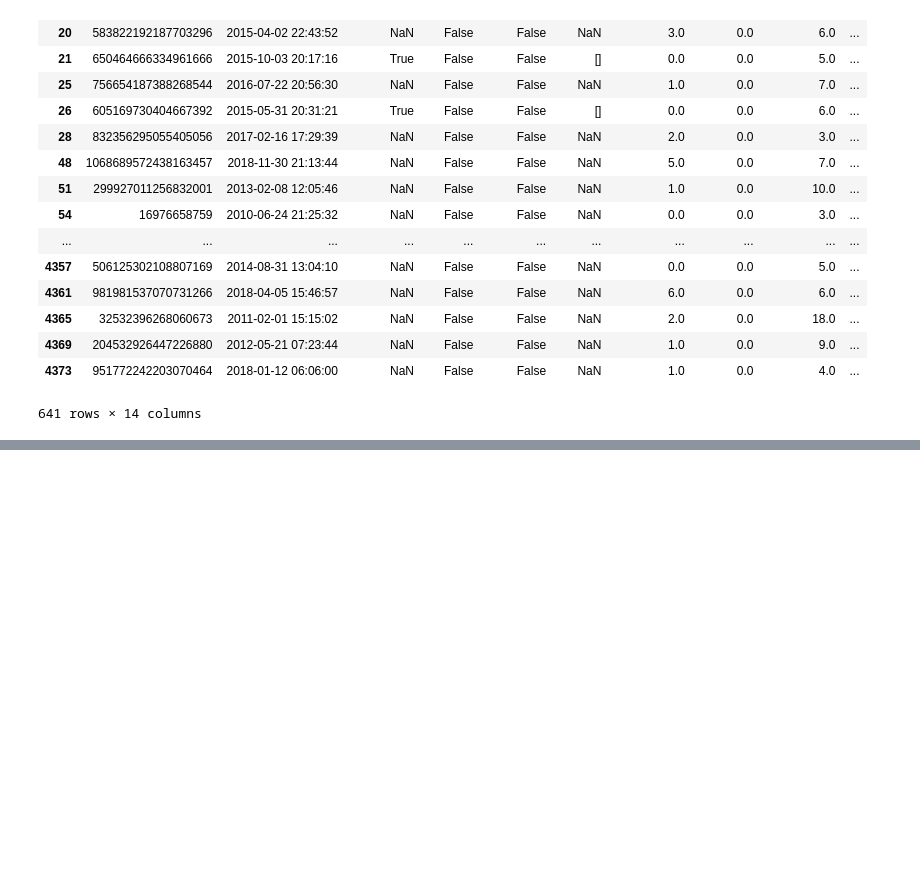
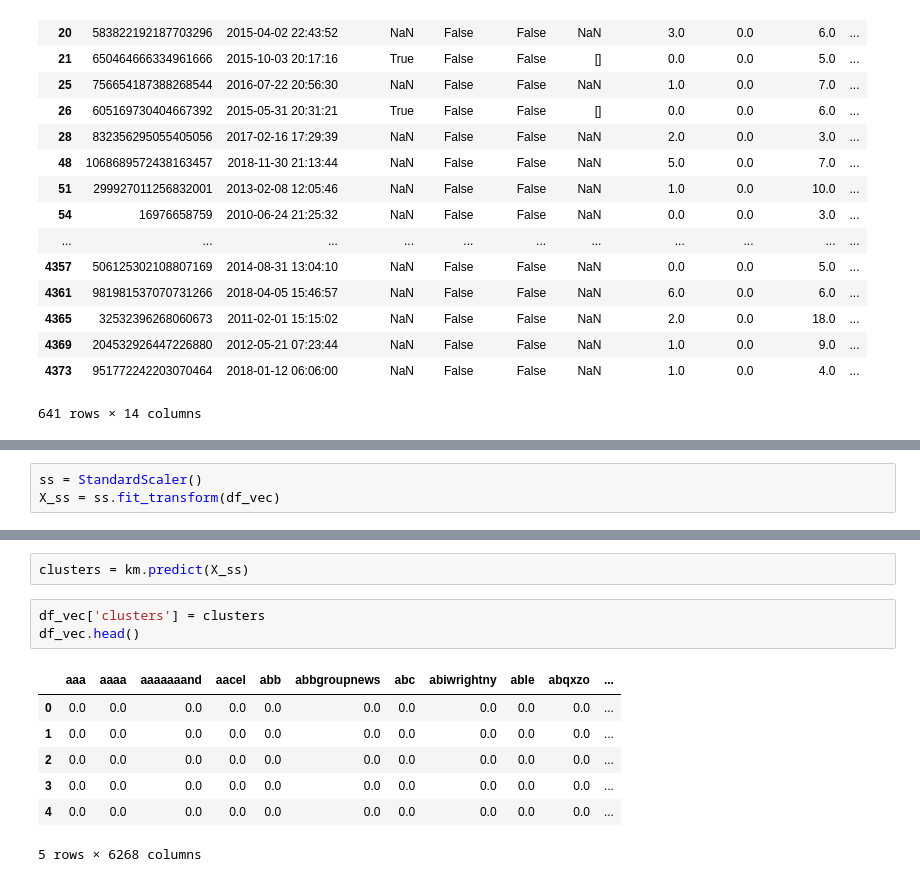
Before and after one commit to iceberg425/Client_Project, a Jupyter notebook: Client_Project_John.ipynb, the cells around one changed output, grey strips where cells are left out. Saved outputs shown, nothing was run; the diff lists cells and outputs as text; blank space fills up the shorter version.

```diff
--- a/Client_Project_John.ipynb
+++ b/Client_Project_John.ipynb
@@ -690,0 +832,3 @@ plt.show()
+# %%
+ss = StandardScaler()
+X_ss = ss.fit_transform(df_vec)
@@ -690,0 +850,13 @@ plt.show()
+# %%
+clusters = km.predict(X_ss)
+# %%
+df_vec['clusters'] = clusters
+df_vec.head()
+# %% [output]
+|  | aaa | aaaa | aaaaaaand | aacel | abb | abbgroupnews | abc | abiwrightny | able | abqxzo | ... |
+| 0 | 0.0 | 0.0 | 0.0 | 0.0 | 0.0 | 0.0 | 0.0 | 0.0 | 0.0 | 0.0 | ... |
+| 1 | 0.0 | 0.0 | 0.0 | 0.0 | 0.0 | 0.0 | 0.0 | 0.0 | 0.0 | 0.0 | ... |
+| 2 | 0.0 | 0.0 | 0.0 | 0.0 | 0.0 | 0.0 | 0.0 | 0.0 | 0.0 | 0.0 | ... |
+| 3 | 0.0 | 0.0 | 0.0 | 0.0 | 0.0 | 0.0 | 0.0 | 0.0 | 0.0 | 0.0 | ... |
+| 4 | 0.0 | 0.0 | 0.0 | 0.0 | 0.0 | 0.0 | 0.0 | 0.0 | 0.0 | 0.0 | ... |
+5 rows × 6268 columns
```
Also changed, not shown: parts of 46 cells of this notebook, 1 other file.
